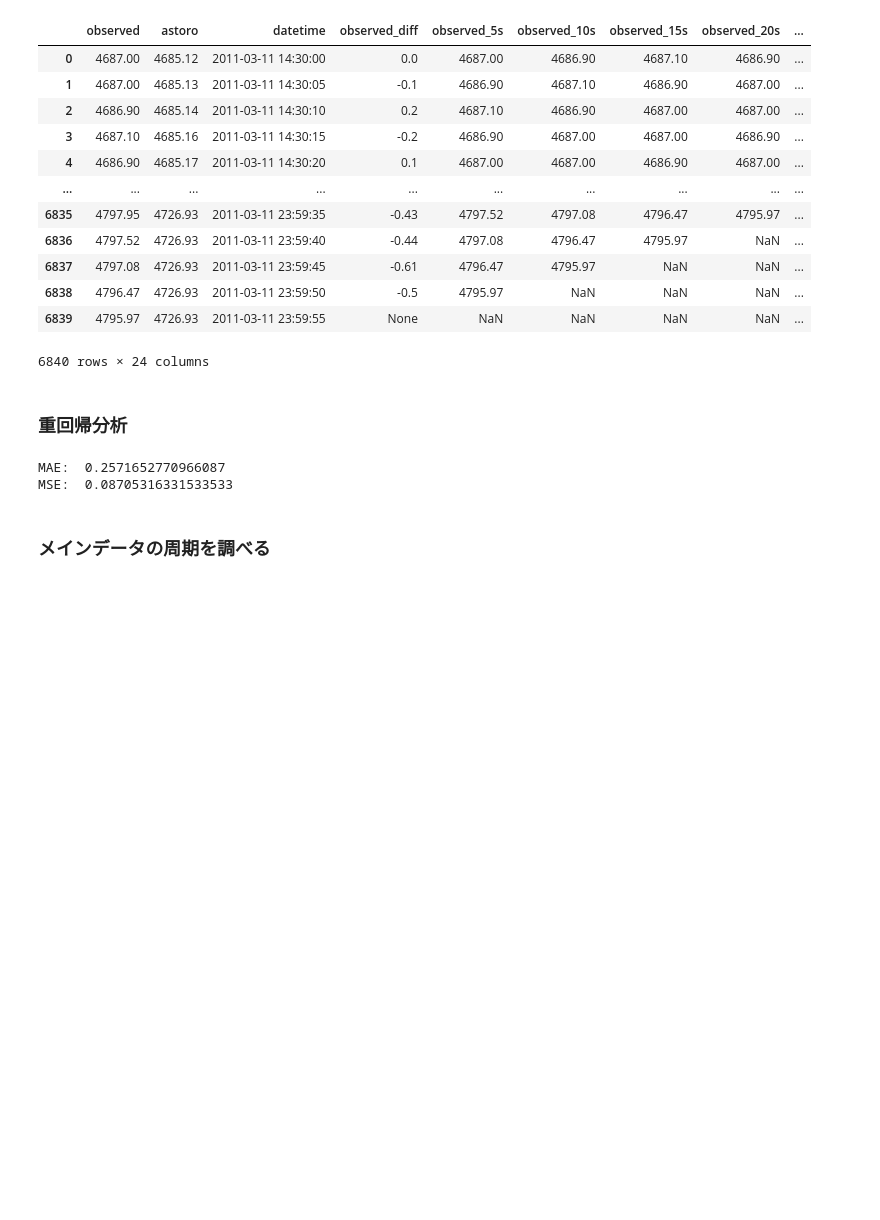
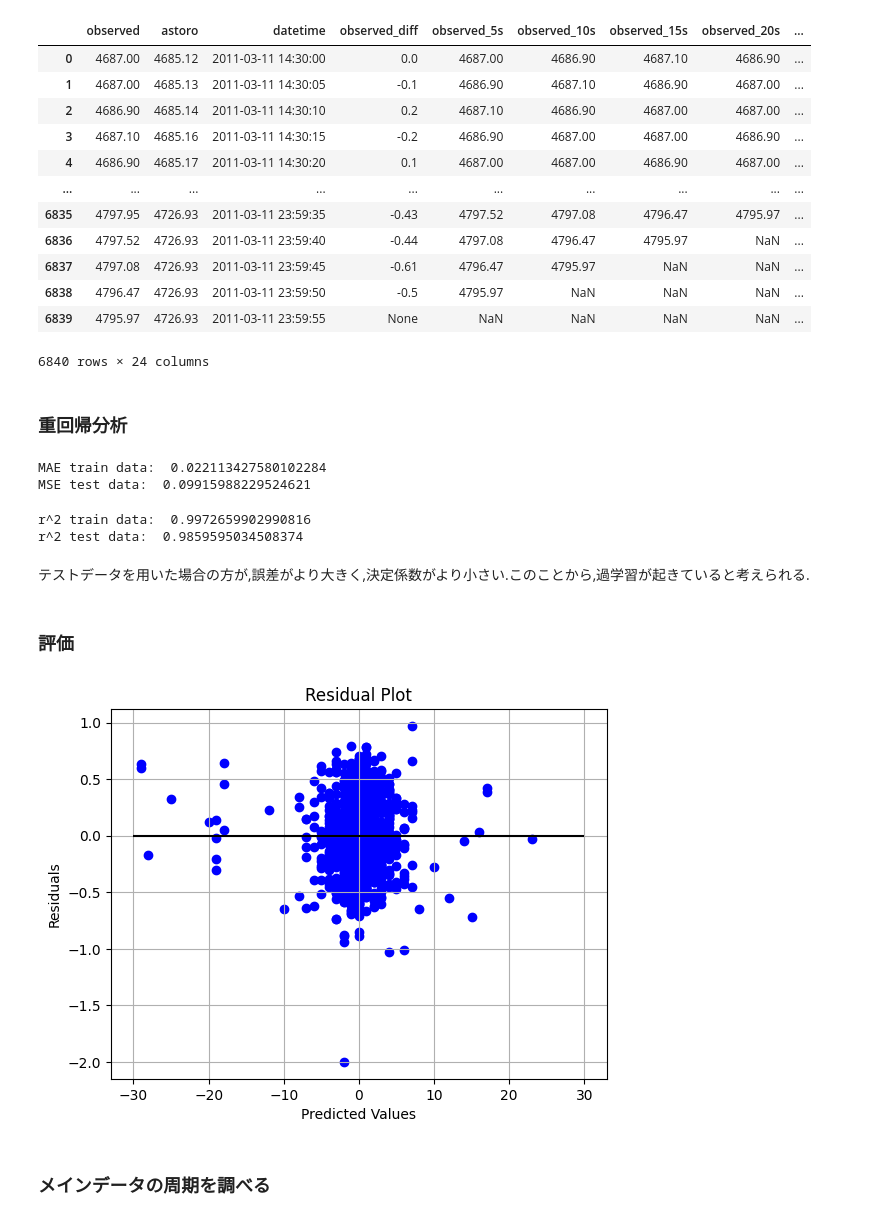
Before and after one commit to tottocoslowlifer/data_analysis, a Jupyter notebook: notebook/test.ipynb, the cells around one changed output. Saved outputs shown, nothing was run; the diff lists cells and outputs as text; code cells hidden in the pictures; blank space fills up the shorter version.

```diff
--- a/notebook/test.ipynb
+++ b/notebook/test.ipynb
@@ -281,16 +282,26 @@ def train_predict(X, y, split_rate):
     X_train, X_test, y_train, y_test = train_test_split(X, y, test_size=split_rate, random_state=316)
     regressor = LinearRegression().fit(X_train, y_train)
 
+    y_train_pred = regressor.predict(X_train)
     y_pred = regressor.predict(X_test)
     for i in range(len(y_pred)):
         y_pred[i] = round(y_pred[i])
 
-    mae = np.mean(abs(y_pred - y_test))
-    mse = np.mean((y_pred - y_test) ** 2)
-    print("MAE: ", mae)
-    print("MSE: ", mse)
+    train_mse = np.mean((y_train_pred - y_train) ** 2)
+    test_mse = np.mean((y_pred - y_test) ** 2)
+    print("MAE train data: ", train_mse)
+    print("MSE test data: ", test_mse)
 
-    return regressor
+    out = {
+        "X_train": X_train,
+        "y_train": y_train,
+        "X_test": X_test,
+        "y_test": y_test,
+        "y_pred": y_pred,
+        "y_train_pred": y_train_pred
+    }
+
+    return regressor, out
 # %%
 # 欠損値を含むものを削除
 drop_list = ["observed_diff"]
@@ -300,11 +311,33 @@ drop_list += [f"observed+{filename[7:11]}" for filename in cmp_filenames]
 main_df = main_df.dropna(subset=drop_list)
 # %%
 # 重回帰分析を実行
+drop_list.remove("observed_diff")
 X = main_df[drop_list+["astoro"]]
-y = main_df["observed"]
-regressor = train_predict(X, y, 0.30)
+y = main_df["observed_diff"]
+regressor, out = train_predict(X, y, 0.30)
 # %% [output]
-MAE:  0.2571652770966087
-MSE:  0.08705316331533533
+MAE train data:  0.022113427580102284
+MSE test data:  0.09915988229524621
+# %%
+print("r^2 train data: ", r2_score(out["y_train"], out["y_train_pred"]))
+print("r^2 test data: ", r2_score(out["y_test"], out["y_pred"]))
+# %% [output]
+r^2 train data:  0.9972659902990816
+r^2 test data:  0.9859595034508374
+# %% [markdown]
+テストデータを用いた場合の方が,誤差がより大きく,決定係数がより小さい.このことから,過学習が起きていると考えられる.
+# %% [markdown]
+### 評価
+# %%
+plt.scatter(out["y_pred"], out["y_pred"] - out["y_test"], color = "blue")
+plt.hlines(y = 0, xmin = -30, xmax = 30, color="black")
+plt.title('Residual Plot')
+plt.xlabel('Predicted Values')
+plt.ylabel('Residuals')
+plt.grid()
+
+plt.show()
+# %% [output]
+[figure, added]
 # %% [markdown]
 ### メインデータの周期を調べる
```
Also changed, not shown: parts of 1 cell of this notebook.
